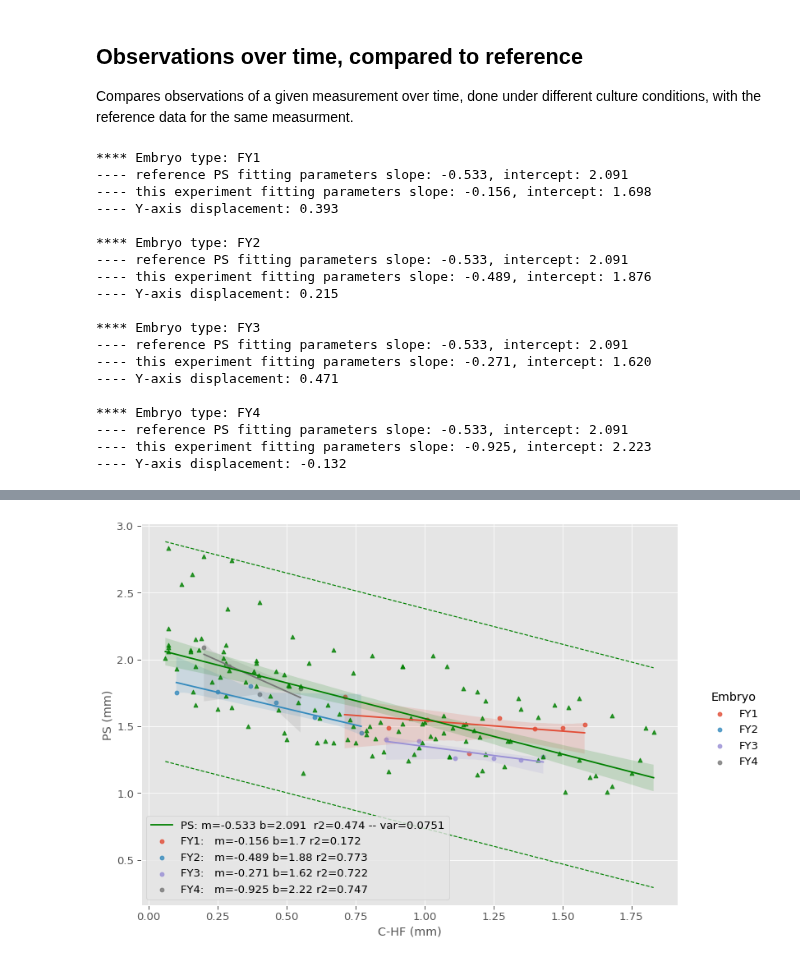
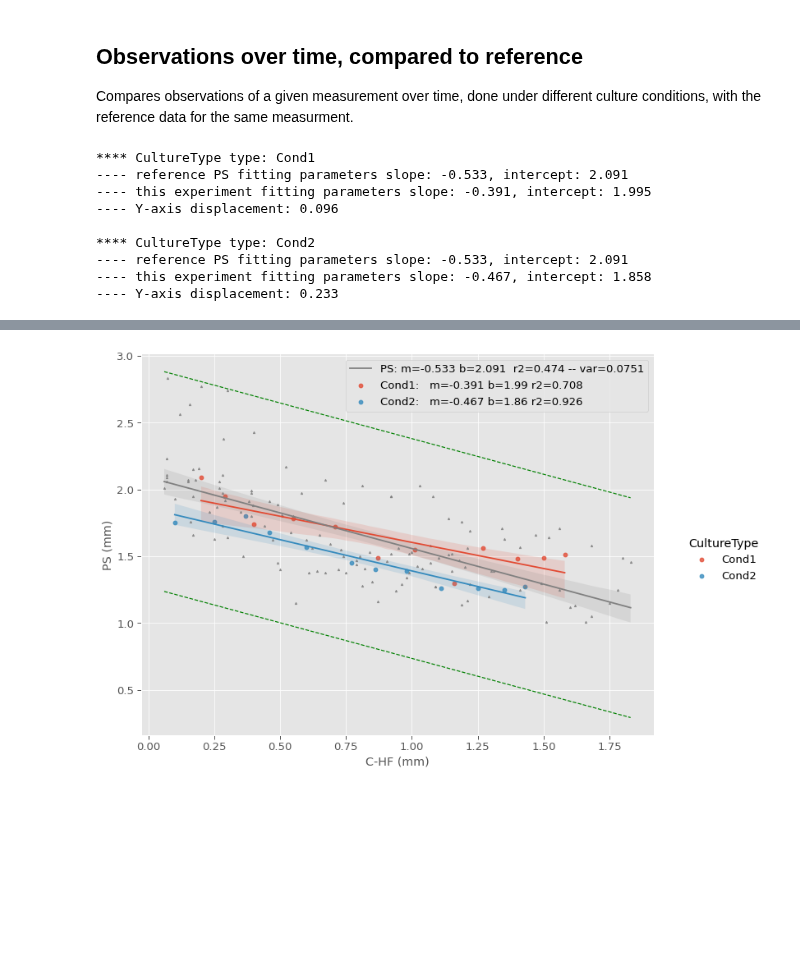
Before and after one commit to pjmartel/ChEEQ_tool, a Jupyter notebook: embryo_tool.ipynb, the cells around one changed output, grey strips where cells are left out. Cells and saved outputs as stored; diff of their text form; code cells hidden in the pictures; blank space fills up the shorter version.

````diff
--- a/embryo_tool.ipynb
+++ b/embryo_tool.ipynb
@@ -464,7 +464,8 @@ Experiments_ObservationsOverTim: After cleaning, the new data frame size is (30,
 ```
 (make sure to remove the example data points first)
 # %%
-observations  = (4.0,0.5), (3.5, 0.65), (2.5, 0.4) #@param
+observations  = [4.0,0.5] #@param
+# (4.0, 0.5), (3.5,0.65), (2.5, 0.4)
 print(type(observations))
 print(len(observations))
 if type(observations)=="<lass 'tuple'>":
@@ -488,8 +489,8 @@ sb.regplot
 input_mode = "manual" #@param ['manual', 'from file']
 color_by = "culture type" #@param ['embryo', 'culture type']
 #include_zero = include_zero == "Yes"
-x_measure = 'C-N' #@param ['C-N','C-HF']
-y_measure = 'N-pPL' #@param ['C-pPL', 'C-PS', 'C-N', 'N-pPL', 'PS', 'PSM', 'C-Seg', 'Seg', 'C-HF']
+x_measure = 'C-HF' #@param ['C-N','C-HF']
+y_measure = 'PSM' #@param ['C-pPL', 'C-PS', 'C-N', 'N-pPL', 'PS', 'PSM', 'C-Seg', 'Seg', 'C-HF']
 sigma = '3' #@param ['1', '2', '3', '4']
 sigma = float(sigma)
 time_displacement = "Yes" #@param ["Yes", "No"]
@@ -535,6 +536,7 @@ elif input_mode == "manual":
   if time_displacement:
     temp_data = data[[x_measure, y_measure, time]].copy()
     temp_data.dropna(axis=0, how='any', inplace=True)
+    x = np.array(temp_data[x_measure])
     t = np.array(temp_data.iloc[:,2])
     mt, bt, rt, _, _ = linregress(t, x) ## CORRECT THIS !!!
 
@@ -656,7 +658,7 @@ x_measure = 'C-HF' #@param ['C-N', 'C-HF']
 y_measure = 'PS' #@param ['C-pPL', 'C-PS', 'C-N', 'N-pPL', 'PS', 'PSM', 'C-Seg', 'Seg', 'C-HF']
 sigma = '3' #@param ['1', '2', '3', '4']
 sigma = float(sigma)
-display_by = 'Embryo' #@param ['CultureType', 'Embryo']
+display_by = 'CultureType' #@param ['CultureType', 'Embryo']
 hue = display_by
 confidence_bands = "True" #@param [ 'True', 'False']
 ci = 95 if confidence_bands == 'True' else None
@@ -704,48 +706,38 @@ for name, gr in groups:
                label=name,ax=ax, scatter=False, ci=ci)
 
   #plt.setp(ax2.collections[3], alpha=0)
 #  _ = sb.regplot(x=x_meas, y=y_meas, data=data_xper_multi,
 #               label="",ax=g.ax,color='blue', scatter=False)
 
 
 #
 fig = plt.gcf()
 fig.set_size_inches(12,8)
 fig.set_facecolor('white')
 export_button(fig, "obs_vs_time_comp_ref.pdf")
 legend_labels = ['_']*len(groups)+['_','_',label]+labels
 #legend_labels = ['_','_','_','_',label]+labels
 label, m, b, r, var = regplot_with_bands(ax=ax, x_var=x_measure, y_var=y_measure, sigma=sigma,
-                   data=data_ref, scatter=True,limits=False,color="green",ci=ci)
+                   data=data_ref, scatter=True,limits=False,color="gray",ci=ci, scatter_kws={'s':5})
 _ = ax.legend(legend_labels)
 
 
 # Add units to labels
 x_unit = " (hours)" if x_measure=='Time' else " (mm)"
 ax.set_xlabel(ax.get_xlabel() + x_unit)
 _ = ax.set_ylabel(ax.get_ylabel()+" (mm)")
 
 # Compute linear regressions and their relativa displacement
 # x-Measure versus time for all embryos plus reference data
 # %% [output]
-**** Embryo type: FY1
+**** CultureType type: Cond1
 ---- reference PS fitting parameters slope: -0.533, intercept: 2.091
----- this experiment fitting parameters slope: -0.156, intercept: 1.698
----- Y-axis displacement: 0.393
+---- this experiment fitting parameters slope: -0.391, intercept: 1.995
+---- Y-axis displacement: 0.096
 
-**** Embryo type: FY2
+**** CultureType type: Cond2
 ---- reference PS fitting parameters slope: -0.533, intercept: 2.091
----- this experiment fitting parameters slope: -0.489, intercept: 1.876
----- Y-axis displacement: 0.215
-
-**** Embryo type: FY3
----- reference PS fitting parameters slope: -0.533, intercept: 2.091
----- this experiment fitting parameters slope: -0.271, intercept: 1.620
----- Y-axis displacement: 0.471
-
-**** Embryo type: FY4
----- reference PS fitting parameters slope: -0.533, intercept: 2.091
----- this experiment fitting parameters slope: -0.925, intercept: 2.223
----- Y-axis displacement: -0.132
+---- this experiment fitting parameters slope: -0.467, intercept: 1.858
+---- Y-axis displacement: 0.233
 [interactive output not drawn]
-[figure, old version]
+[figure, new version]
````
Also changed, not shown: parts of 6 cells of this notebook.
